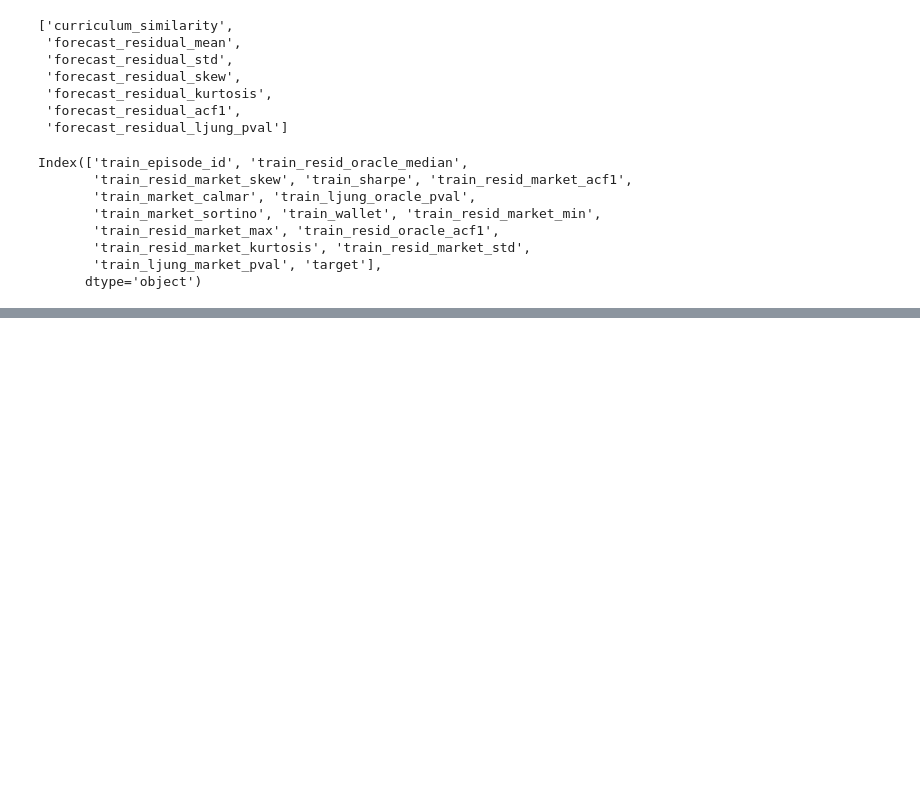
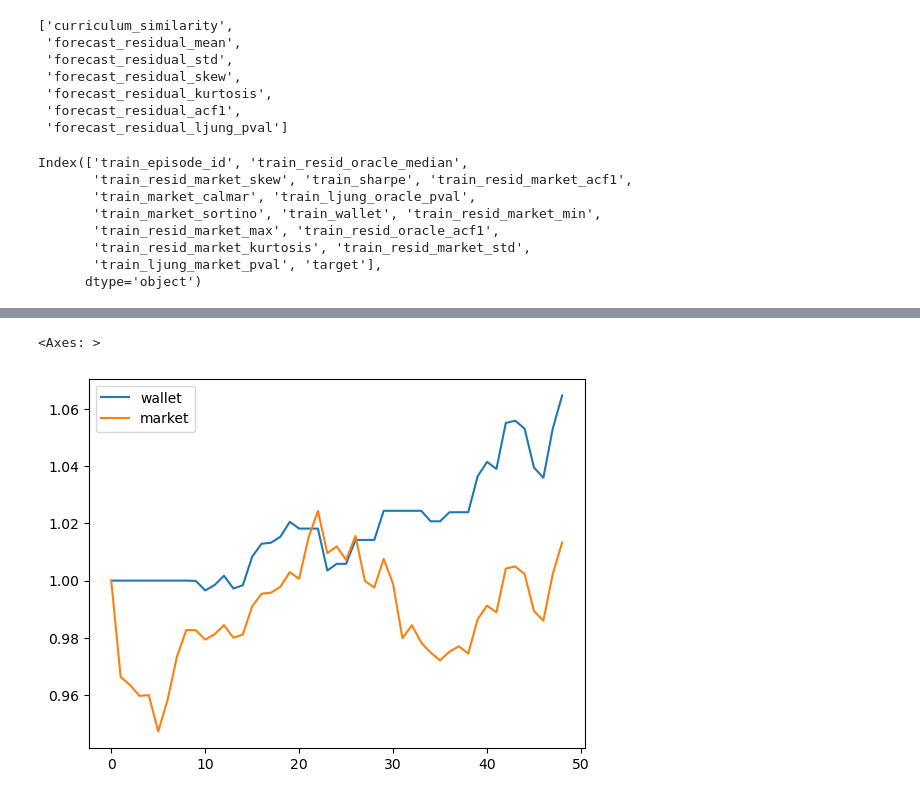
Before and after one commit to pihh/RL-Stock-Market-Masterpiece-Human-x-AI-Collab, a Jupyter notebook: notebooks/⚙️ KERNEL #3 - Meta-Learning Layer.ipynb, the cells around one changed output, grey strips where cells are left out. Cells and saved outputs as stored; diff of their text form; code cells hidden in the pictures; blank space fills up the shorter version.

```diff
--- a/notebooks/⚙️ KERNEL #3 - Meta-Learning Layer.ipynb
+++ b/notebooks/⚙️ KERNEL #3 - Meta-Learning Layer.ipynb
@@ -1611,0 +1790,5 @@ g,b
+# %%
+pd.DataFrame({"wallet":test_env.wallet_progress,"market":test_env.market_progress}).plot()
+# %% [output]
+<Axes: >
+[figure, added]
```
Also changed, not shown: parts of 19 cells of this notebook, 3 other files.
